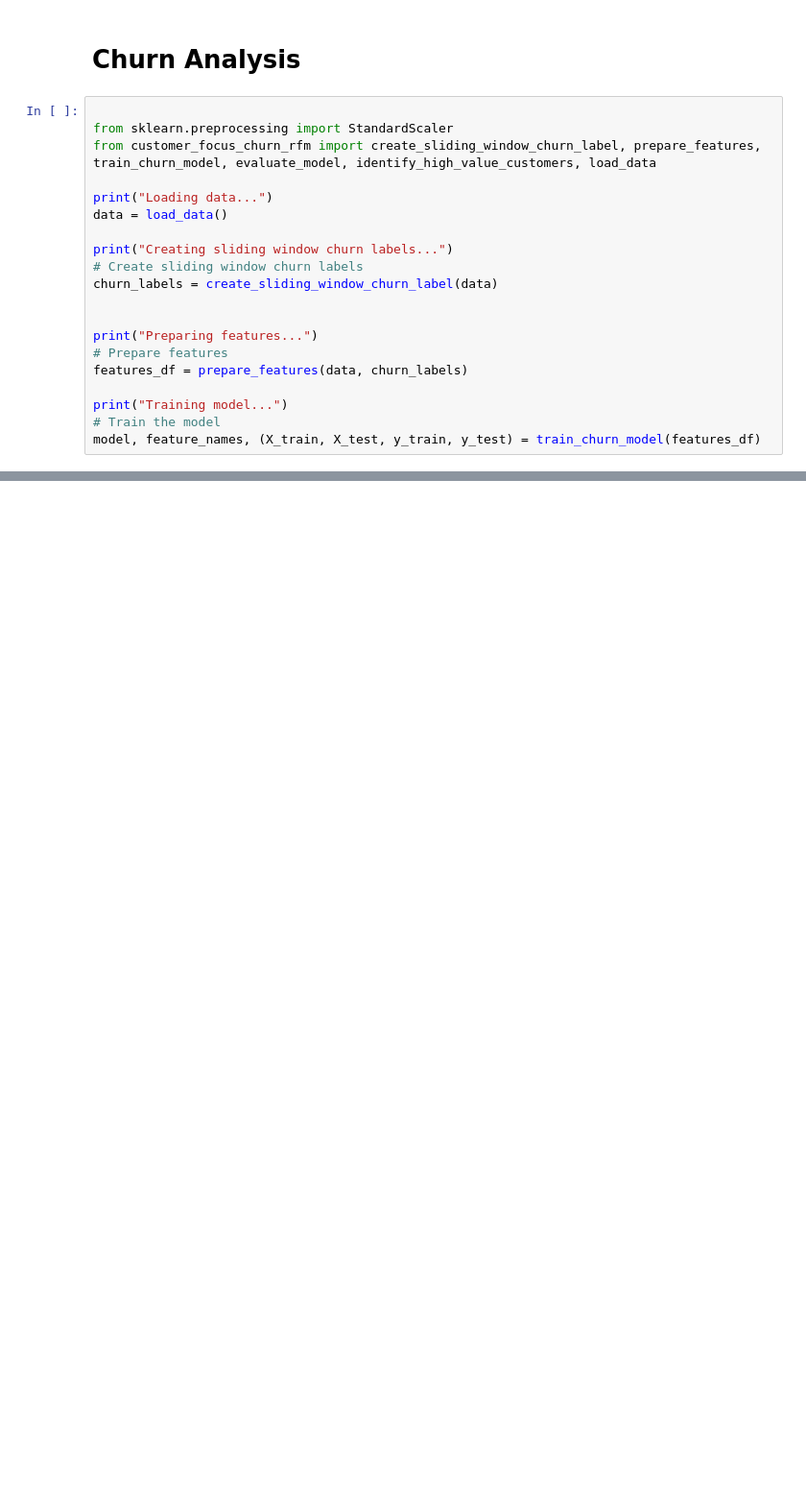
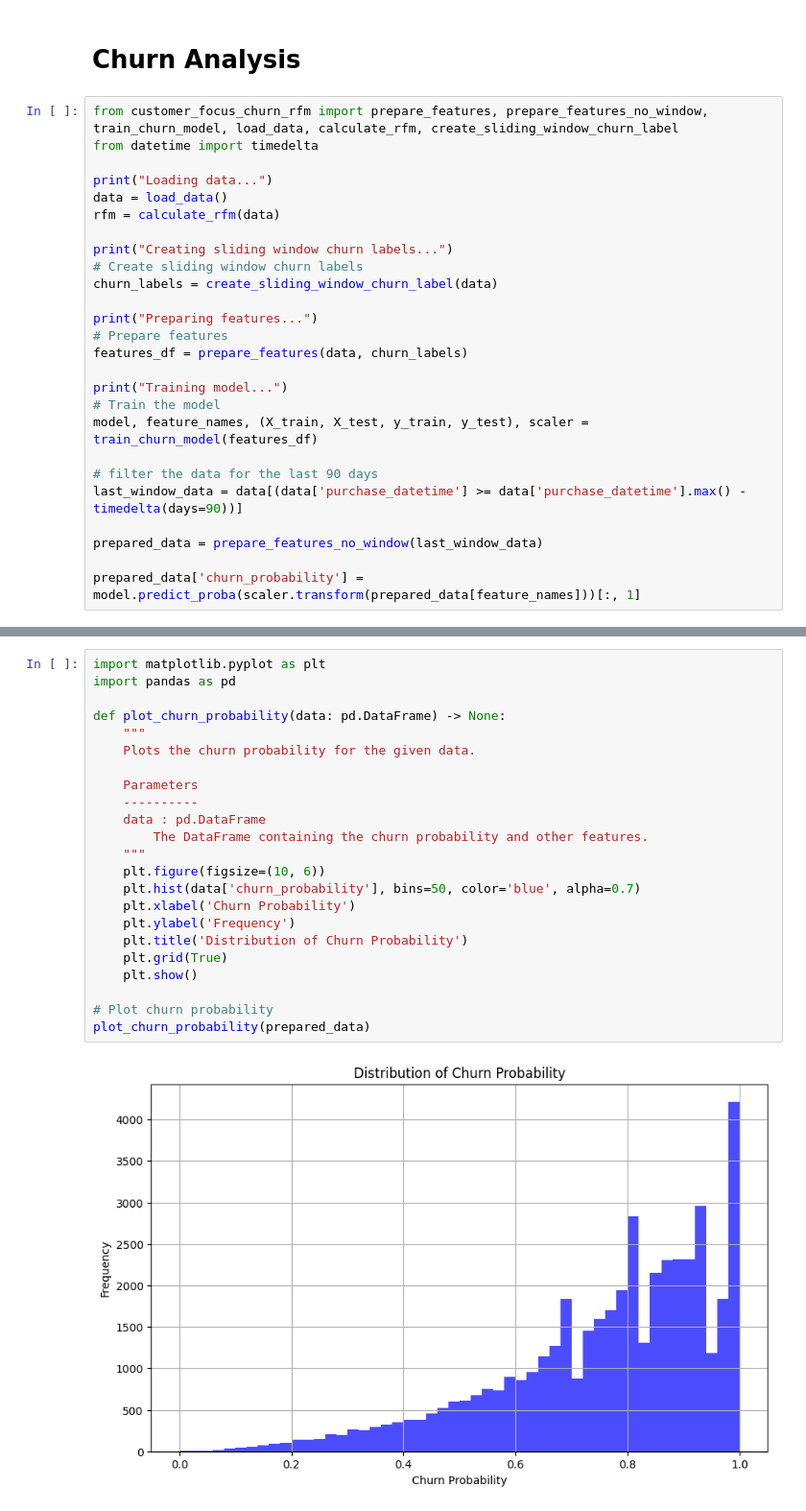
Before and after one commit to alexcalabrese/marketing_project, a Jupyter notebook: 03_churn_rfm.ipynb, the cells around one changed output, grey strips where cells are left out. Shown at 96% size. Drawn from its saved outputs; the diff is of its cells as text; blank space fills up the shorter version.

```diff
--- a/03_churn_rfm.ipynb
+++ b/03_churn_rfm.ipynb
@@ -179,17 +179,16 @@ See the caveats in the documentation: https://pandas.pydata.org/pandas-docs/stab
 # %% [markdown]
 # Churn Analysis
 # %%
-
-from sklearn.preprocessing import StandardScaler
-from customer_focus_churn_rfm import create_sliding_window_churn_label, prepare_features, train_churn_model, evaluate_model, identify_high_value_customers, load_data
+from customer_focus_churn_rfm import prepare_features, prepare_features_no_window, train_churn_model, load_data, calculate_rfm, create_sliding_window_churn_label
+from datetime import timedelta
 
 print("Loading data...")
 data = load_data()
+rfm = calculate_rfm(data)
 
 print("Creating sliding window churn labels...")
 # Create sliding window churn labels
 churn_labels = create_sliding_window_churn_label(data)
-
 
 print("Preparing features...")
 # Prepare features
@@ -197,7 +196,14 @@ features_df = prepare_features(data, churn_labels)
 
 print("Training model...")
 # Train the model
-model, feature_names, (X_train, X_test, y_train, y_test) = train_churn_model(features_df)
+model, feature_names, (X_train, X_test, y_train, y_test), scaler = train_churn_model(features_df)
+
+# filter the data for the last 90 days
+last_window_data = data[(data['purchase_datetime'] >= data['purchase_datetime'].max() - timedelta(days=90))]
+
+prepared_data = prepare_features_no_window(last_window_data)
+
+prepared_data['churn_probability'] = model.predict_proba(scaler.transform(prepared_data[feature_names]))[:, 1]
 # %% [output]
 Loading data...
 Creating sliding window churn labels...
@@ -308,0 +321,25 @@ plt.show()
+# %%
+import matplotlib.pyplot as plt
+import pandas as pd
+
+def plot_churn_probability(data: pd.DataFrame) -> None:
+    """
+    Plots the churn probability for the given data.
+
+    Parameters
+    ----------
+    data : pd.DataFrame
+        The DataFrame containing the churn probability and other features.
+    """
+    plt.figure(figsize=(10, 6))
+    plt.hist(data['churn_probability'], bins=50, color='blue', alpha=0.7)
+    plt.xlabel('Churn Probability')
+    plt.ylabel('Frequency')
+    plt.title('Distribution of Churn Probability')
+    plt.grid(True)
+    plt.show()
+
+# Plot churn probability
+plot_churn_probability(prepared_data)
+# %% [output]
+[figure, added]
```
Also changed, not shown: parts of 8 cells of this notebook, 1 other file.
